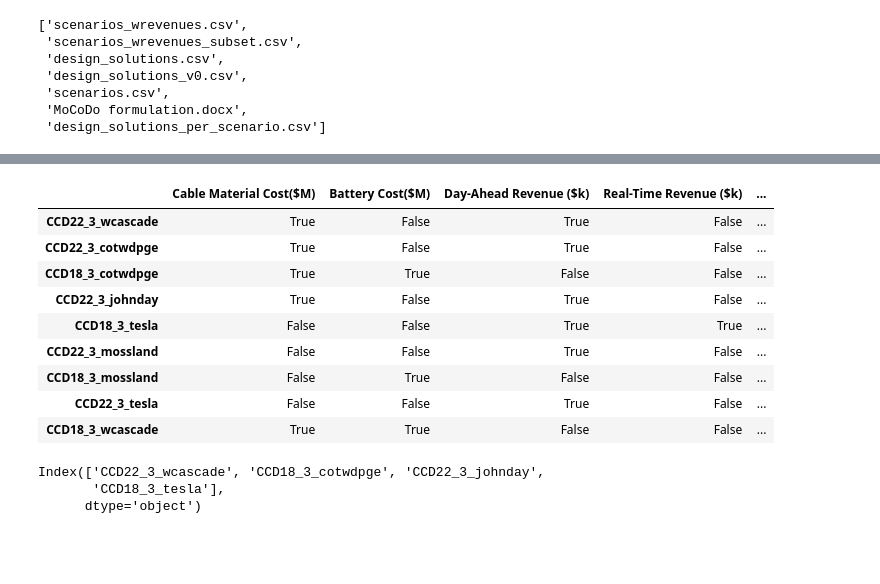
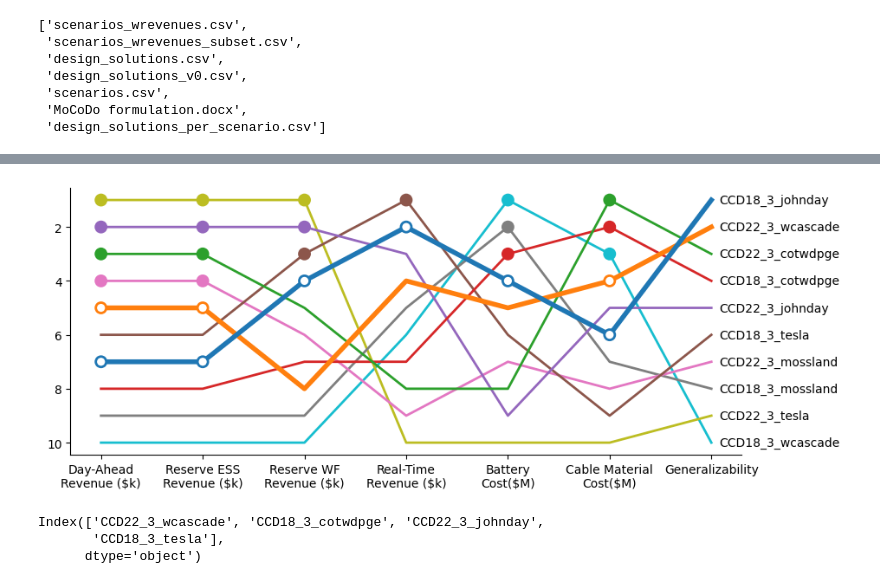
Before and after one commit to pnnl/pyMOODS, a Jupyter notebook: notebooks/Paper Figures.ipynb, the cells around one changed output, grey strips where cells are left out. Saved outputs shown, nothing was run; the diff lists cells and outputs as text; code cells hidden in the pictures; blank space fills up the shorter version.

```diff
--- a/notebooks/Paper Figures.ipynb
+++ b/notebooks/Paper Figures.ipynb
@@ -104,16 +91,24 @@ self.specialization_at_k(3)
-# %%
-self.specialization_at_k(1,)
-# %% [output]
-|  | Cable Material Cost($M) | Battery Cost($M) | Day-Ahead Revenue ($k) | Real-Time Revenue ($k) | ... |
-| CCD22_3_wcascade | True | False | True | False | ... |
-| CCD22_3_cotwdpge | True | False | True | False | ... |
-| CCD18_3_cotwdpge | True | True | False | False | ... |
-| CCD22_3_johnday | True | False | True | False | ... |
-| CCD18_3_tesla | False | False | True | True | ... |
-| CCD22_3_mossland | False | False | True | False | ... |
-| CCD18_3_mossland | False | True | False | False | ... |
-| CCD22_3_tesla | False | False | True | False | ... |
-| CCD18_3_wcascade | True | True | False | False | ... |
+# %%
+# we can also use the old threshold-based approach by specifying a k
+# If we do this, then any rank above all generalizers is considered a specializer
+reload(tl)
+
+self = tl.TradeoffLattice(
+    df_design, ovars, dvars,
+    ascending=ascending
+)
+
+
+k = 2
+
+plt.figure(figsize=(10, 4))
+self.plot_pcp(
+    x_labels=xlabels,
+    specialization=self.specialization_at_k(k),
+    generalizers=self.rank.index[:k],
+)
+# %% [output]
+[figure, added]
 # %%
 self.specializer_cover()
 # %% [output]
```
Also changed, not shown: parts of 5 cells of this notebook.
